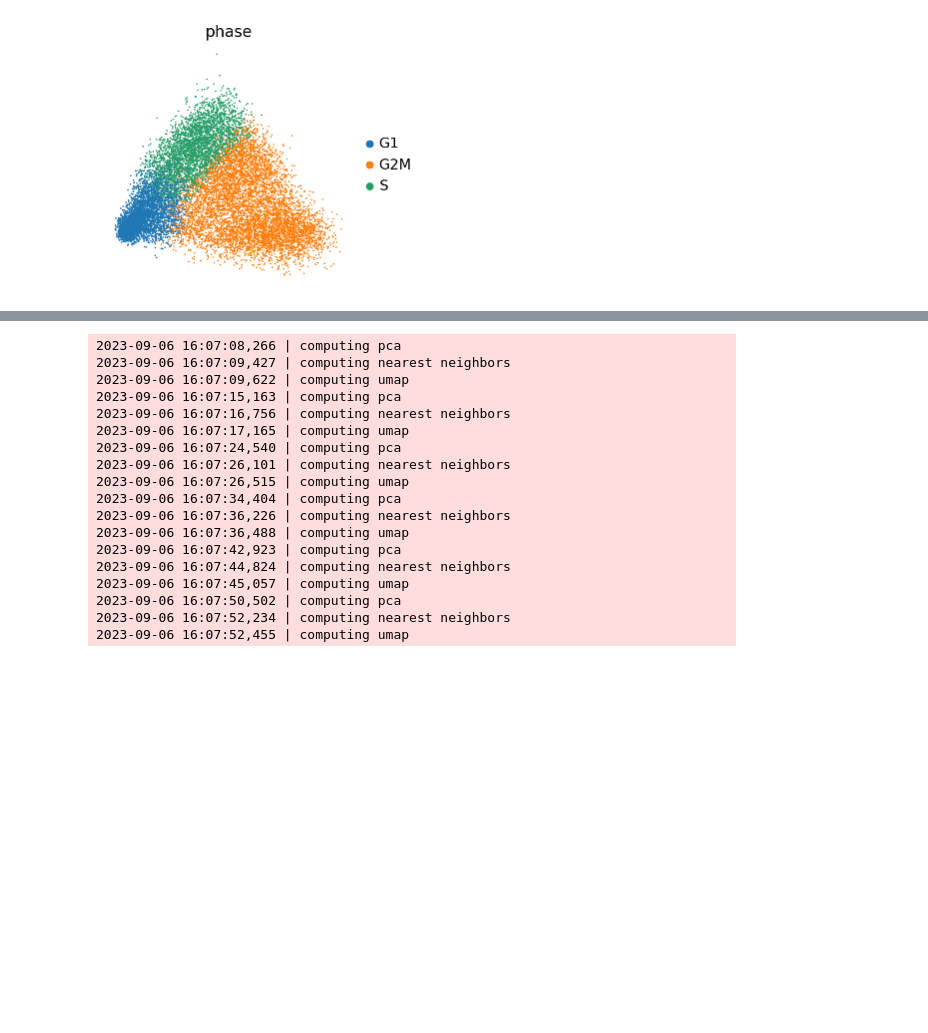
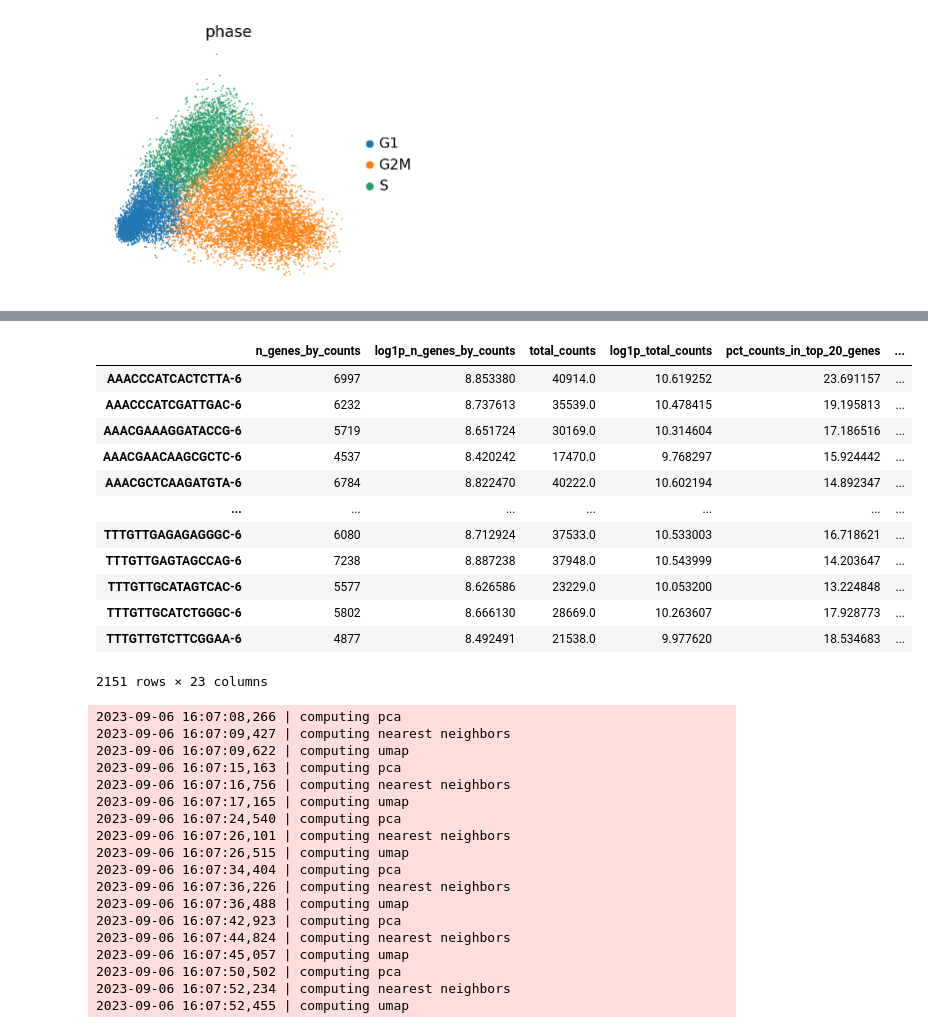
Before and after one commit to brocklab/clusterCleaver-analysis, a Jupyter notebook: notebooks/separation/process10x_R.ipynb, the cells around one changed output, grey strips where cells are left out. Drawn from its saved outputs; the diff is of its cells as text; code cells hidden in the pictures; blank space fills up the shorter version.

```diff
--- a/notebooks/separation/process10x_R.ipynb
+++ b/notebooks/separation/process10x_R.ipynb
@@ -358,3 +408,27 @@ adata.write_h5ad('../../data/h5ads/jostner-processed-regressed.h5ad')
+# %%
+from scrna.cluster.main import compute_dimensionality_reductions
+
+adata = adata[adata.obs['scDblFinder_class'] == 'singlet']
+for sample in adata.obs['sample'].unique():
+    adataSub = adata[adata.obs['sample'] == sample]
+    compute_dimensionality_reductions(adataSub)
+    sc.pl.umap(adataSub)
+# %%
+adataSub.obs
+# %% [output]
+|  | n_genes_by_counts | log1p_n_genes_by_counts | total_counts | log1p_total_counts | pct_counts_in_top_20_genes | ... |
+| AAACCCATCACTCTTA-6 | 6997 | 8.853380 | 40914.0 | 10.619252 | 23.691157 | ... |
+| AAACCCATCGATTGAC-6 | 6232 | 8.737613 | 35539.0 | 10.478415 | 19.195813 | ... |
+| AAACGAAAGGATACCG-6 | 5719 | 8.651724 | 30169.0 | 10.314604 | 17.186516 | ... |
+| AAACGAACAAGCGCTC-6 | 4537 | 8.420242 | 17470.0 | 9.768297 | 15.924442 | ... |
+| AAACGCTCAAGATGTA-6 | 6784 | 8.822470 | 40222.0 | 10.602194 | 14.892347 | ... |
+| ... | ... | ... | ... | ... | ... | ... |
+| TTTGTTGAGAGAGGGC-6 | 6080 | 8.712924 | 37533.0 | 10.533003 | 16.718621 | ... |
+| TTTGTTGAGTAGCCAG-6 | 7238 | 8.887238 | 37948.0 | 10.543999 | 14.203647 | ... |
+| TTTGTTGCATAGTCAC-6 | 5577 | 8.626586 | 23229.0 | 10.053200 | 13.224848 | ... |
+| TTTGTTGCATCTGGGC-6 | 5802 | 8.666130 | 28669.0 | 10.263607 | 17.928773 | ... |
+| TTTGTTGTCTTCGGAA-6 | 4877 | 8.492491 | 21538.0 | 9.977620 | 18.534683 | ... |
+2151 rows × 23 columns
 # %%
 
 samples = adata.obs['sample'].unique()
```
Also changed, not shown: parts of 2 cells of this notebook, 6 other files.
